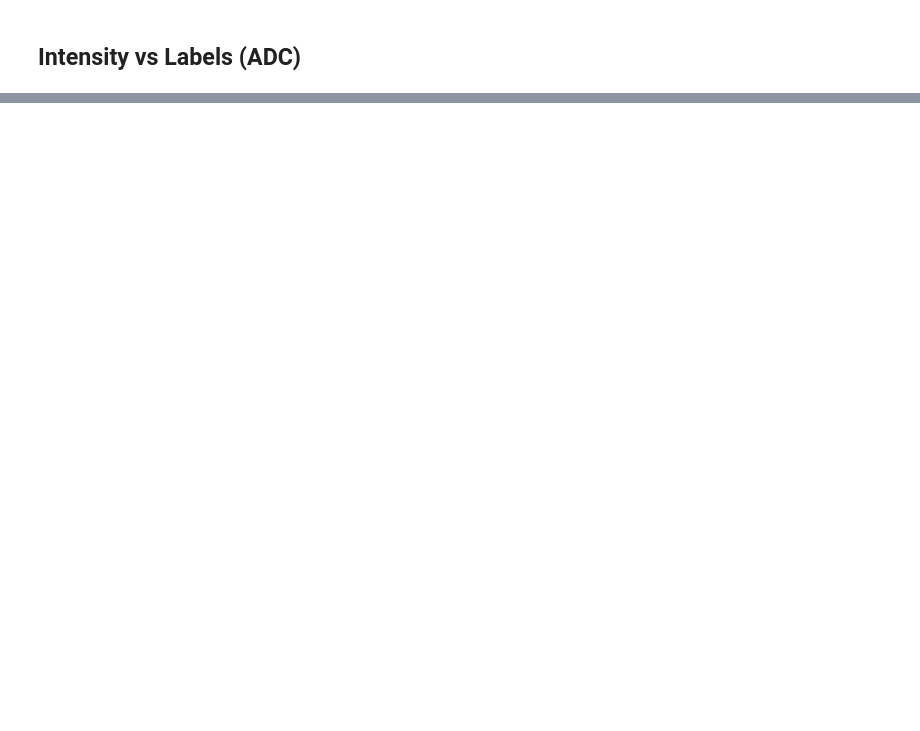
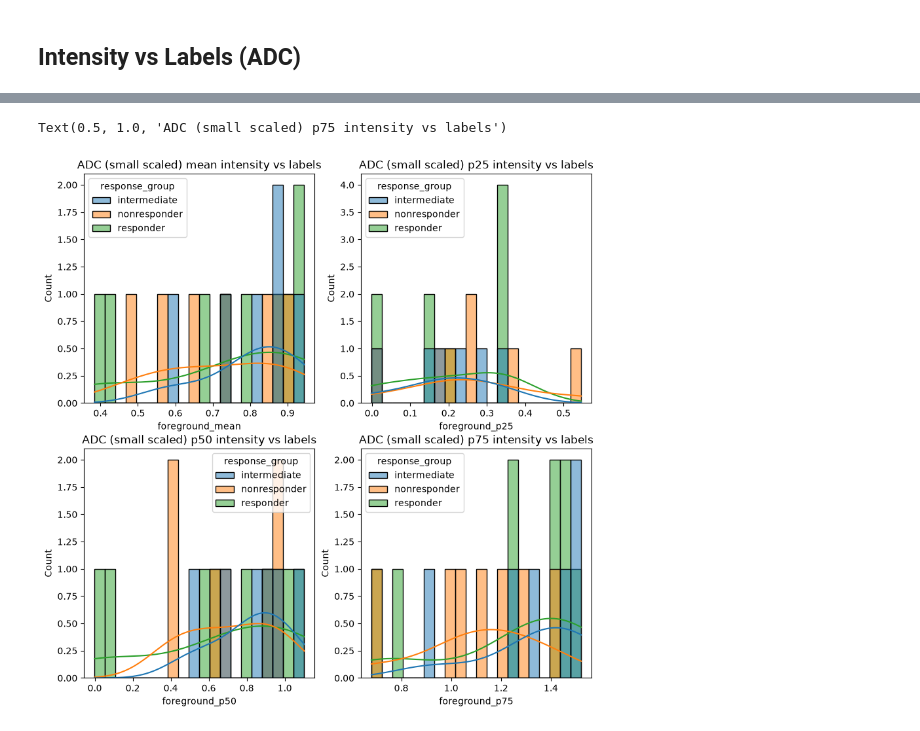
Before and after one commit to muhammetFurkanUnal/mebar-radiology, a Jupyter notebook: exploration/intensity.ipynb, the cells around one changed output, grey strips where cells are left out. Drawn from its saved outputs; the diff is of its cells as text; code cells hidden in the pictures; blank space fills up the shorter version.

```diff
--- a/exploration/intensity.ipynb
+++ b/exploration/intensity.ipynb
@@ -291,2 +451,3 @@ After normalization:
 # %%
-# 3 different approach: visualize small scaled - large scaled separately, then rescaled, alltogether
+small_scaled_results_df = adc_results[adc_results["scale_group"] == "small_scale"]
+small_scaled_results_df.head()
@@ -292,0 +462,45 @@ After normalization:
+# %%
+fig, axes = plt.subplots(2,2,figsize=(10,10))
+
+sns.histplot(
+	data=small_scaled_results_df,
+	x="foreground_mean",
+	hue="response_group",
+	kde=True,
+	ax=axes[0][0],
+	bins=20
+)
+axes[0][0].set_title("ADC (small scaled) mean intensity vs labels")
+
+sns.histplot(
+	data=small_scaled_results_df,
+	x="foreground_p25",
+	hue="response_group",
+	kde=True,
+	ax=axes[0][1],
+	bins=20
+)
+axes[0][1].set_title("ADC (small scaled) p25 intensity vs labels")
+
+sns.histplot(
+	data=small_scaled_results_df,
+	x="foreground_p50",
+	hue="response_group",
+	kde=True,
+	ax=axes[1][0],
+	bins=20
+)
+axes[1][0].set_title("ADC (small scaled) p50 intensity vs labels")
+
+sns.histplot(
+	data=small_scaled_results_df,
+	x="foreground_p75",
+	hue="response_group",
+	kde=True,
+	ax=axes[1][1],
+	bins=20
+)
+axes[1][1].set_title("ADC (small scaled) p75 intensity vs labels")
+# %% [output]
+Text(0.5, 1.0, 'ADC (small scaled) p75 intensity vs labels')
+[figure, added]
```
Also changed, not shown: parts of 41 cells of this notebook, 19 other files.
